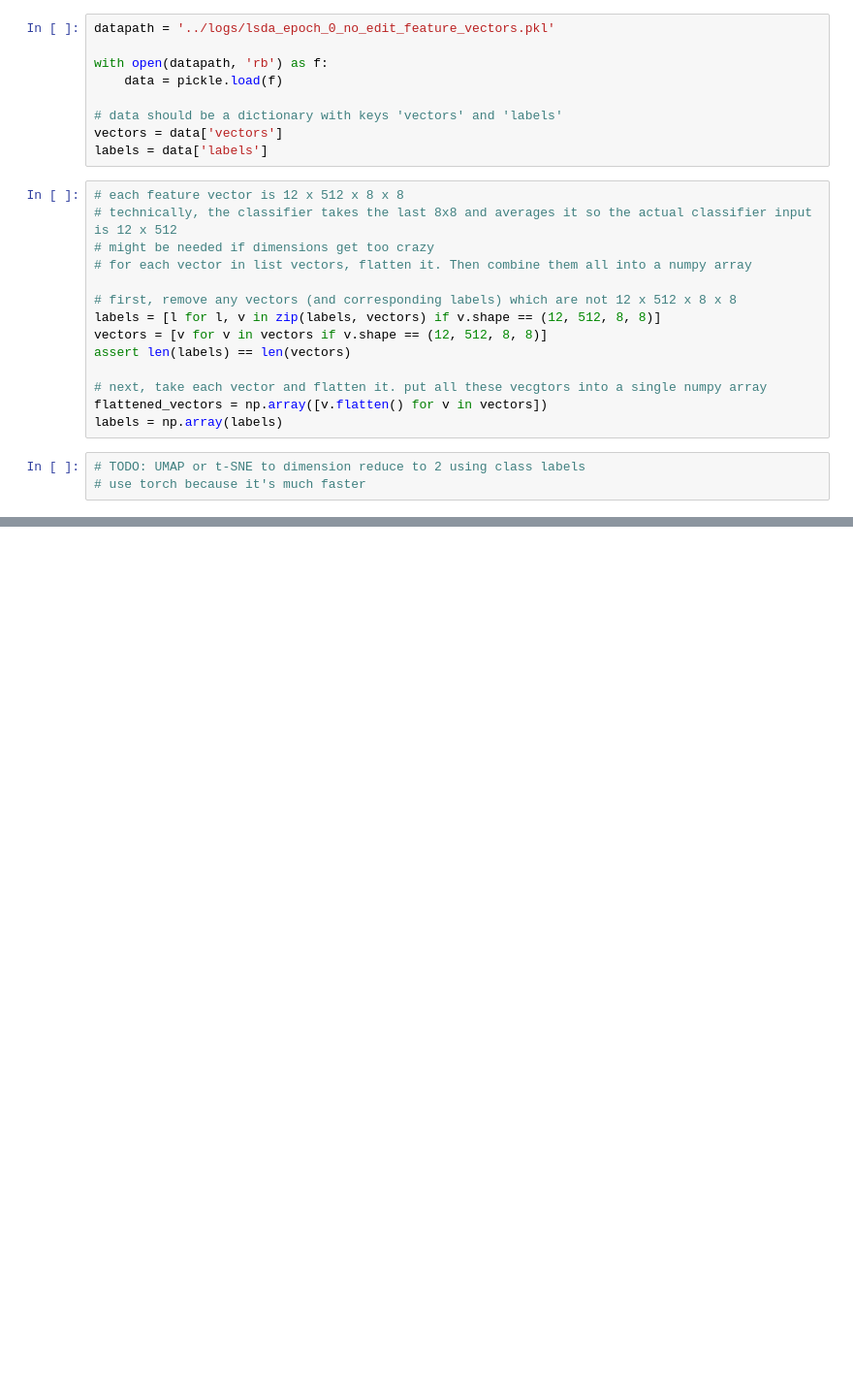
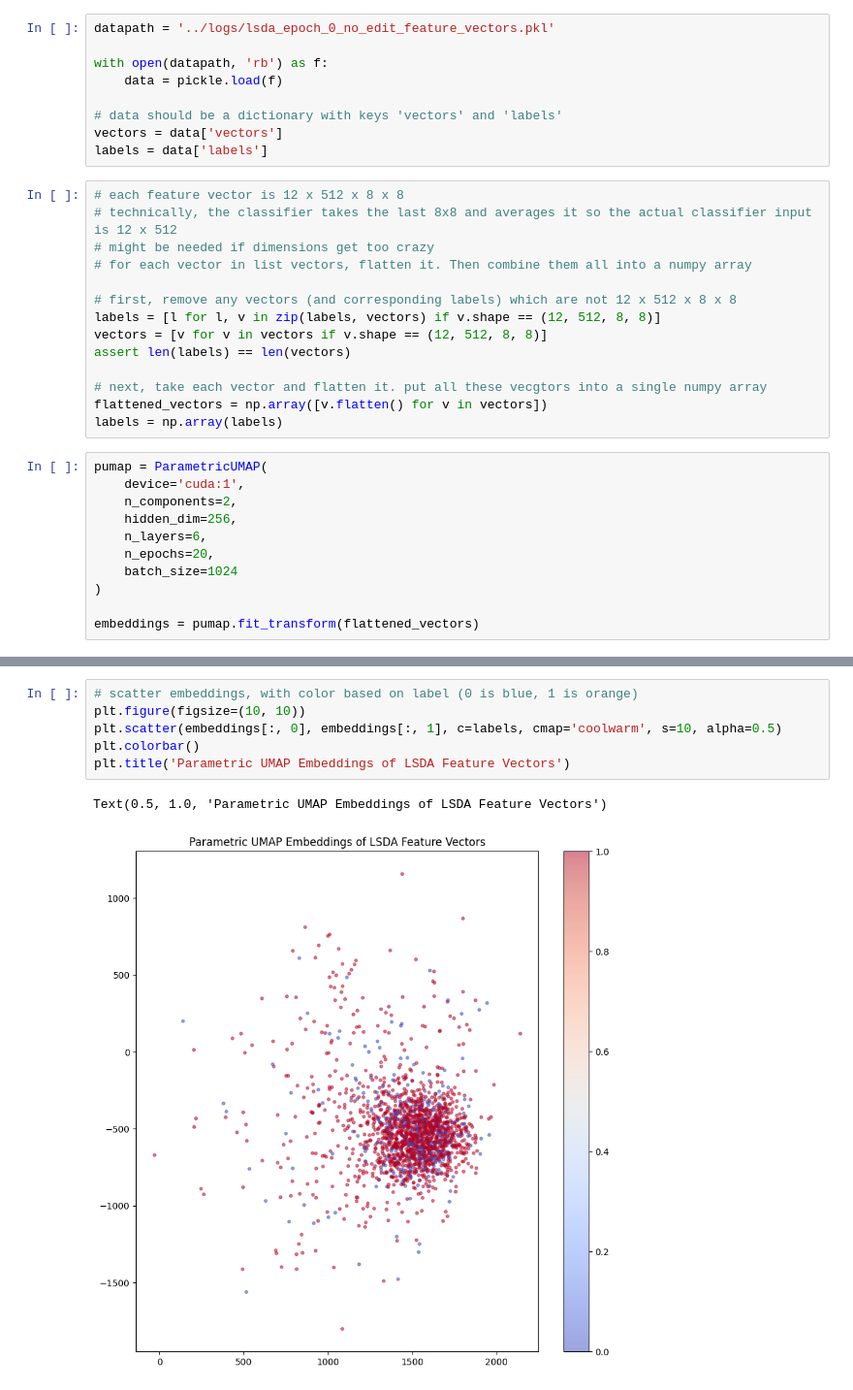
Before and after one commit to wellslu/deepfake_bench, a Jupyter notebook: notebooks/feature_space.ipynb, the cells around one changed output, grey strips where cells are left out. Shown: that part at 97% size. Cells and saved outputs as stored; diff of their text form; blank space fills up the shorter version.

```diff
--- a/notebooks/feature_space.ipynb
+++ b/notebooks/feature_space.ipynb
@@ -27,6 +30,14 @@ assert len(labels) == len(vectors)
 flattened_vectors = np.array([v.flatten() for v in vectors])
 labels = np.array(labels)
 # %%
-# TODO: UMAP or t-SNE to dimension reduce to 2 using class labels
-# use torch because it's much faster
+pumap = ParametricUMAP(
+    device='cuda:1',
+    n_components=2,
+    hidden_dim=256,
+    n_layers=6,
+    n_epochs=20,
+    batch_size=1024
+)
+
+embeddings = pumap.fit_transform(flattened_vectors)
 # %% [output]
@@ -34,0 +57,9 @@ Labels shape: (1865,)
+# %%
+# scatter embeddings, with color based on label (0 is blue, 1 is orange)
+plt.figure(figsize=(10, 10))
+plt.scatter(embeddings[:, 0], embeddings[:, 1], c=labels, cmap='coolwarm', s=10, alpha=0.5)
+plt.colorbar()
+plt.title('Parametric UMAP Embeddings of LSDA Feature Vectors')
+# %% [output]
+Text(0.5, 1.0, 'Parametric UMAP Embeddings of LSDA Feature Vectors')
+[figure, added]
```
Also changed, not shown: parts of 2 cells of this notebook, 3 other files.
